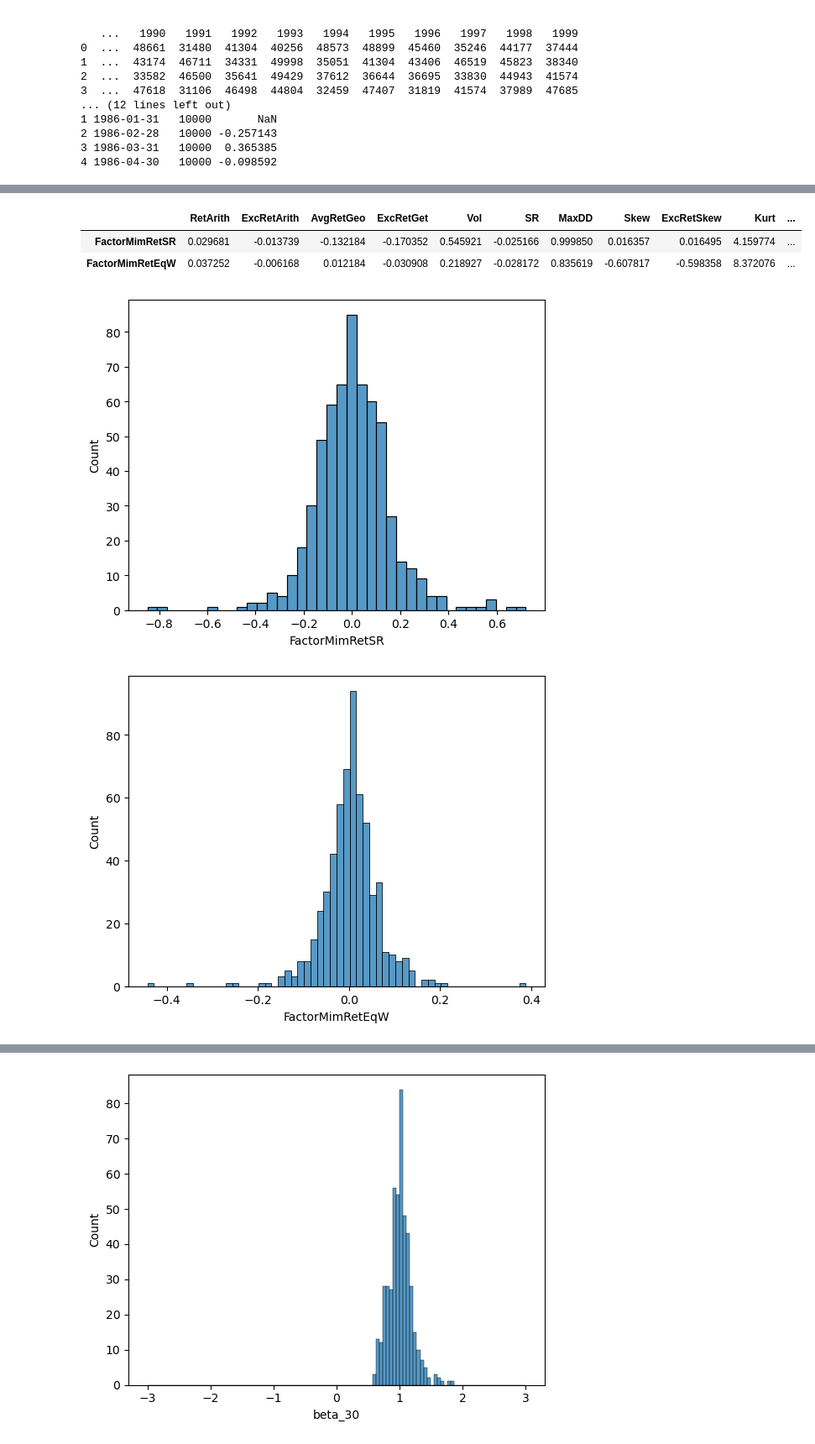
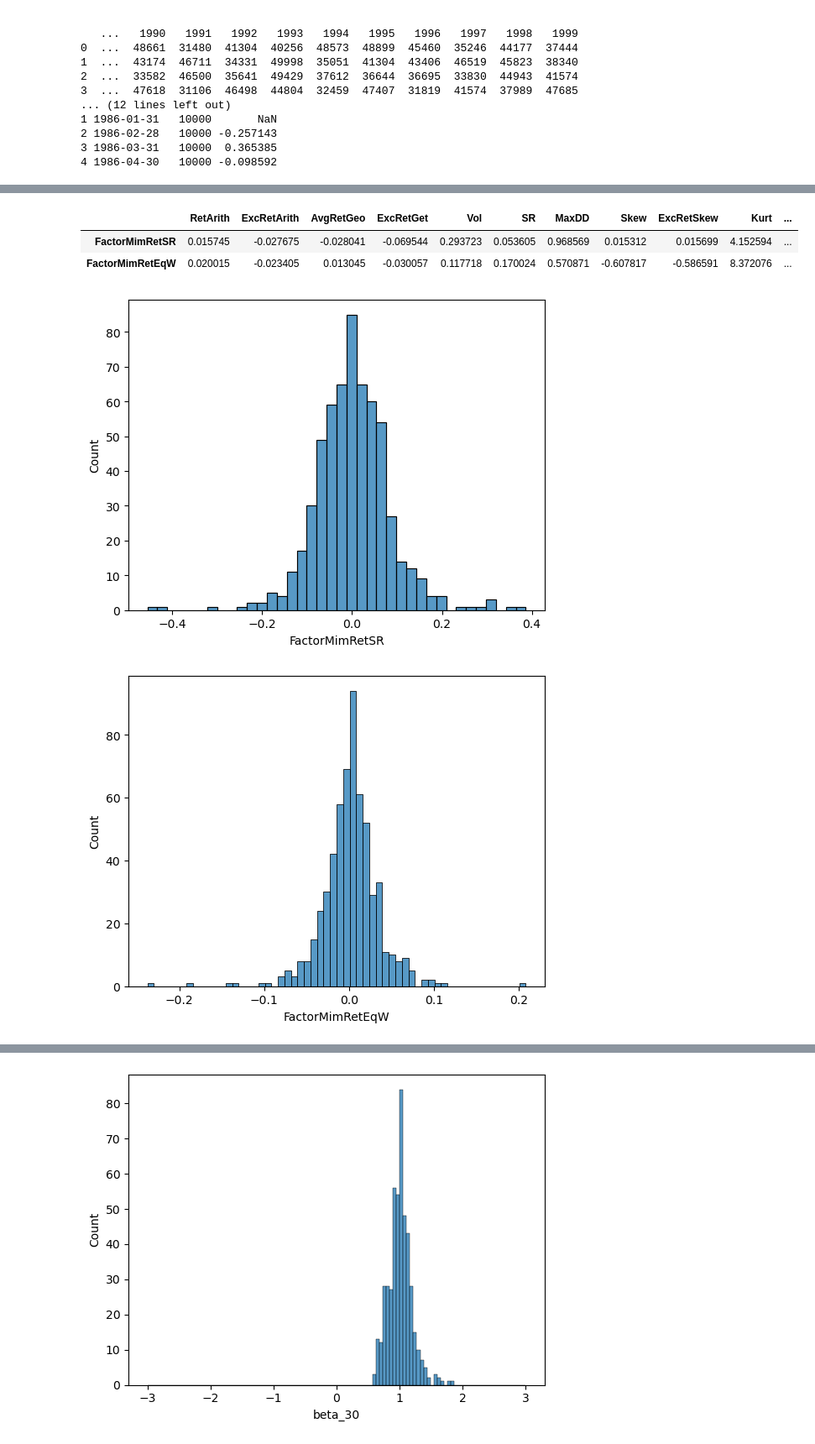
Before and after one commit to LakshaySapra/BettingAgainstBeta, a Jupyter notebook: FactorMimickingOpt.ipynb, the cells around one changed output, grey strips where cells are left out. Shown: that part at 84% size. Cells and saved outputs as stored; diff of their text form; code cells hidden in the pictures.

Commit message:
Updates Factor Portfolio again

```diff
--- a/FactorMimickingOpt.ipynb
+++ b/FactorMimickingOpt.ipynb
@@ -59,7 +59,7 @@ ff_loadings = pd.read_pickle('data/ffloadings_halflife36_TOP2000.pkl')
 ff_cov_df = pd.read_pickle(f'data/ff_cov_halflife{36}.pkl')
 spec_est = pd.read_pickle(f'data/spec_est_halflife{36}_TOP{2000}.pkl')
 
-def risk_cov(date):
+def risk_cov(date,annualize=12):
     ff_cols = ['Mkt-RF','HML','SMB']
     betas = ff_loadings.loc[date,(universe.loc[date],slice(None))].unstack()[ff_cols].dropna(axis=0)
     ff_cov = ff_cov_df.loc[date].loc[ff_cols,ff_cols]
@@ -70,7 +70,7 @@ def risk_cov(date):
     betas = betas.reindex(idx)
 
     cov = betas@ff_cov@betas.T + np.diag(spec_cov)
-    return cov
+    return cov * np.sqrt(annualize)
 # %% [output]
         date      0      1      2      3      4      5      6      7      8  \
 0 1970-01-30  12490  10401  12079  11754  11850  14322  27983  14736  12060
@@ -292,19 +292,19 @@ returns = pd.merge(returns, ff_factors, on = 'Date', how = 'left')
 # %%
 #Performance metrics
 rf = returns['RF']
 market = returns['Mkt-RF']
 rets = returns.loc[:, ['FactorMimRetSR', 'FactorMimRetEqW']]
 metrics = PerformanceMetrics(rets, rf, market)
-metrics.get_metrics(annualize = 12, excessReturn = True)
+metrics.get_metrics(annualize = 12, excessReturn = False)
 # %% [output]
 |  | RetArith | ExcRetArith | AvgRetGeo | ExcRetGet | Vol | SR | MaxDD | Skew | ExcRetSkew | Kurt | ... |
-| FactorMimRetSR | 0.029681 | -0.013739 | -0.132184 | -0.170352 | 0.545921 | -0.025166 | 0.999850 | 0.016357 | 0.016495 | 4.159774 | ... |
-| FactorMimRetEqW | 0.037252 | -0.006168 | 0.012184 | -0.030908 | 0.218927 | -0.028172 | 0.835619 | -0.607817 | -0.598358 | 8.372076 | ... |
+| FactorMimRetSR | 0.015745 | -0.027675 | -0.028041 | -0.069544 | 0.293723 | 0.053605 | 0.968569 | 0.015312 | 0.015699 | 4.152594 | ... |
+| FactorMimRetEqW | 0.020015 | -0.023405 | 0.013045 | -0.030057 | 0.117718 | 0.170024 | 0.570871 | -0.607817 | -0.586591 | 8.372076 | ... |
 # %%
 sns.histplot(returns['FactorMimRetSR'])
 plt.show()
 sns.histplot(returns['FactorMimRetEqW'])
 plt.show()
 # %% [output]
-[figure, old version]
+[figure, new version]
-[figure, old version]
+[figure, new version]
```
Also changed, not shown: parts of 3 cells of this notebook.
